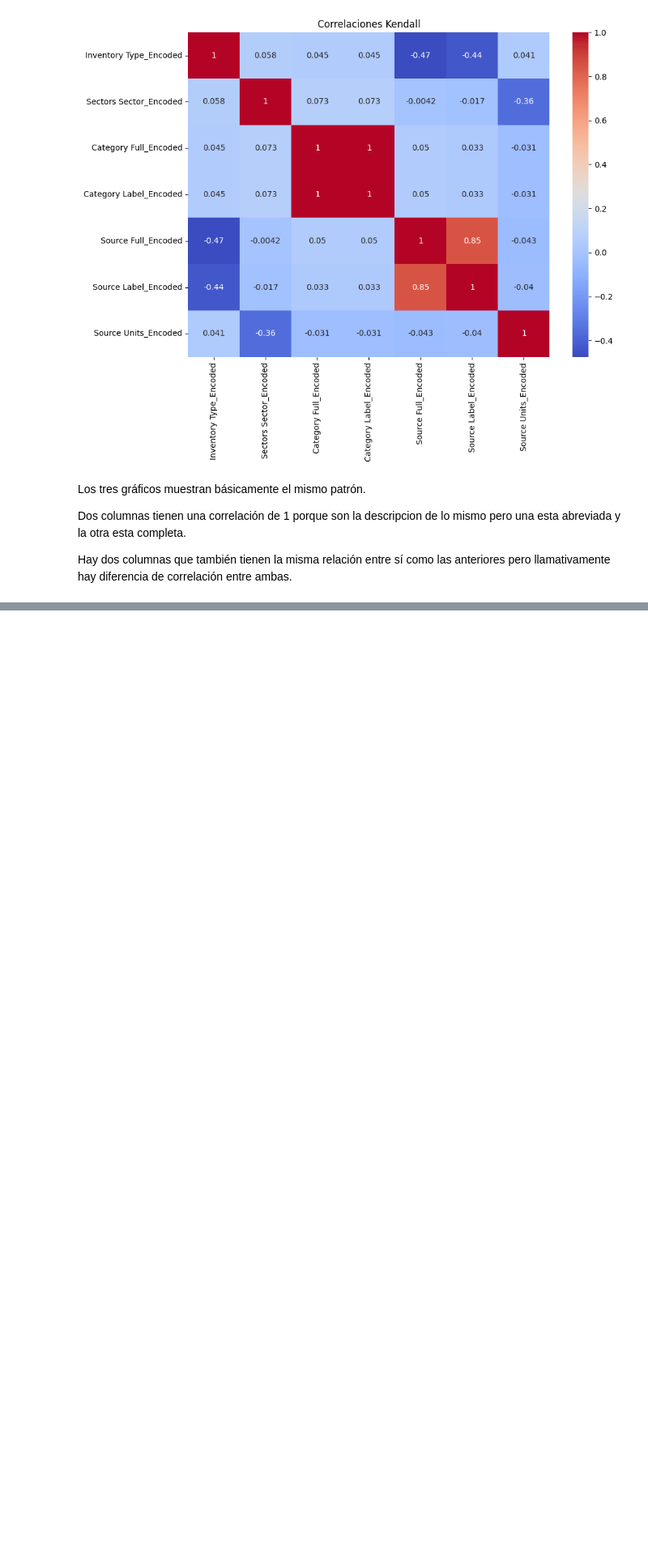
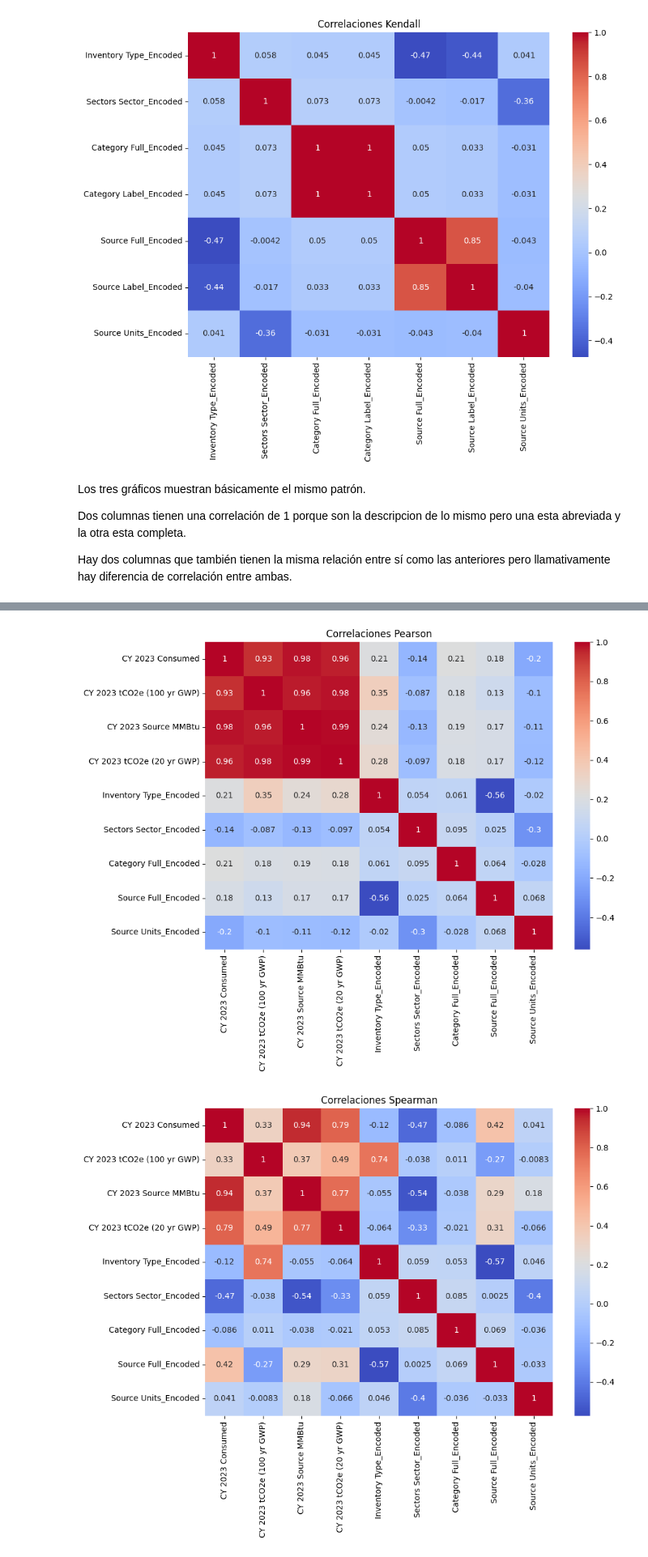
Before and after one commit to lmunozm1702/taxi_electrico_nyc, a Jupyter notebook: EDA/EDA-Calidad_de_Gas_Emissions.ipynb, the cells around one changed output, grey strips where cells are left out. Shown at 81% size. Cells and saved outputs as stored; diff of their text form; code cells hidden in the pictures; blank space fills up the shorter version.

Commit message:
Se crea el grafico de correlacion entre las columnas categoricas y las columnas numericas

```diff
--- a/EDA/EDA-Calidad_de_Gas_Emissions.ipynb
+++ b/EDA/EDA-Calidad_de_Gas_Emissions.ipynb
@@ -394,0 +397,35 @@ Hay dos columnas que también tienen la misma relación entre sí como las anter
+# %%
+numeric_columns_2023 = gas_emissions.filter(like='2023').select_dtypes(include=['float64']).columns
+
+# Seleccionar las columnas categóricas específicas
+categorical_columns = ['Inventory Type', 'Sectors Sector', 'Category Full', 'Source Full', 'Source Units']
+
+# Codificar variables categóricas
+label_encoders = {}
+for column in categorical_columns:
+    le = LabelEncoder()
+    gas_emissions[f'{column}_Encoded'] = le.fit_transform(gas_emissions[column])
+    label_encoders[column] = le
+
+# Crear una lista completa de las columnas codificadas y las columnas numéricas seleccionadas
+encoded_columns = [f'{column}_Encoded' for column in categorical_columns]
+selected_columns = list(numeric_columns_2023) + encoded_columns
+
+# Calcular las correlaciones
+correlation_methods = ['pearson', 'spearman', 'kendall']
+correlations = {}
+
+for method in correlation_methods:
+    corr_matrix = gas_emissions[selected_columns].corr(method=method)
+    correlations[method] = corr_matrix
+
+# Visualizar las correlaciones en gráficos separados
+for method in correlation_methods:
+    plt.figure(figsize=(10, 8))
+    sns.heatmap(correlations[method], annot=True, cmap='coolwarm')
+    plt.title(f'Correlaciones {method.capitalize()}')
+    plt.tight_layout()
+    plt.show()
+# %% [output]
+[figure, added]
+[figure, added]
```
Also changed, not shown: parts of 3 cells of this notebook.
